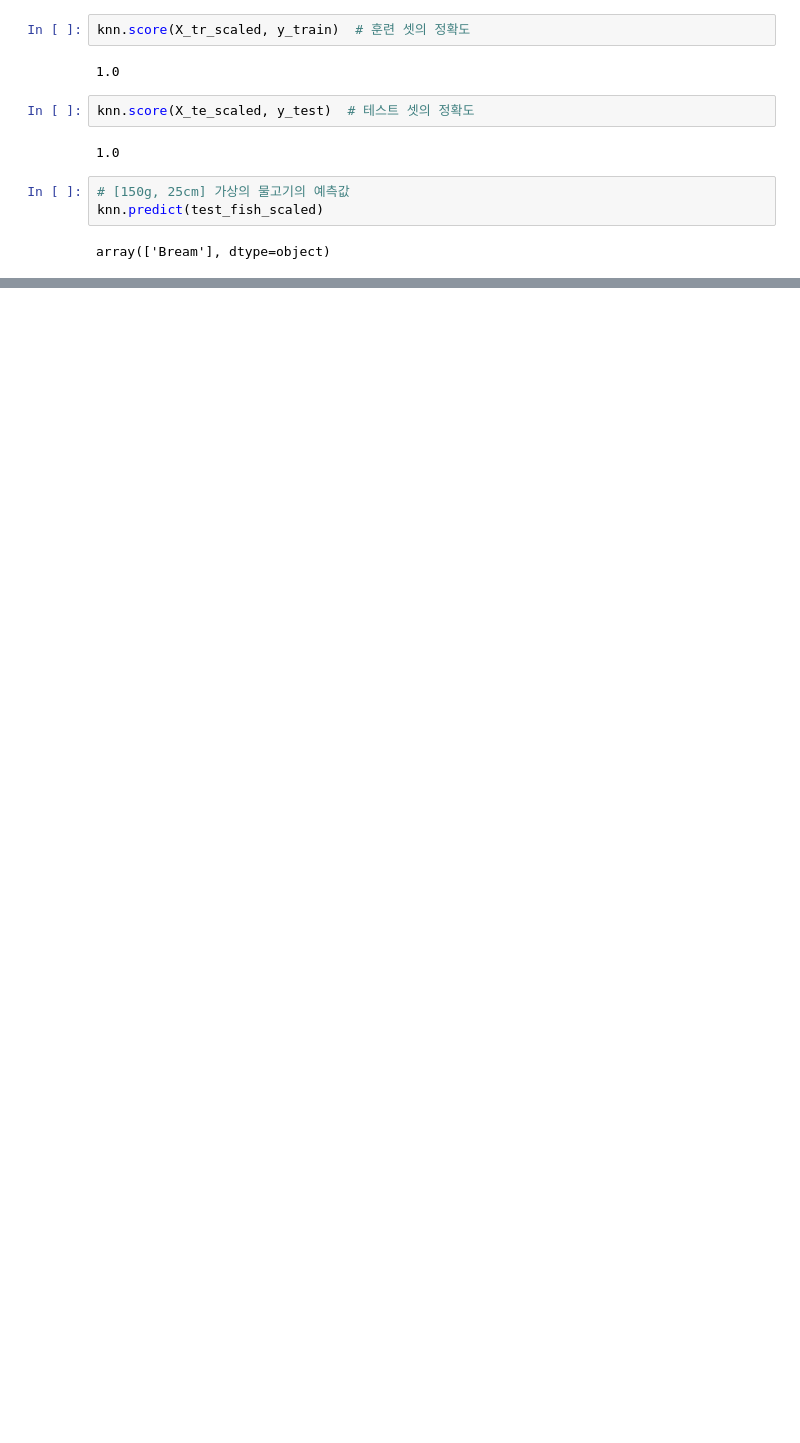
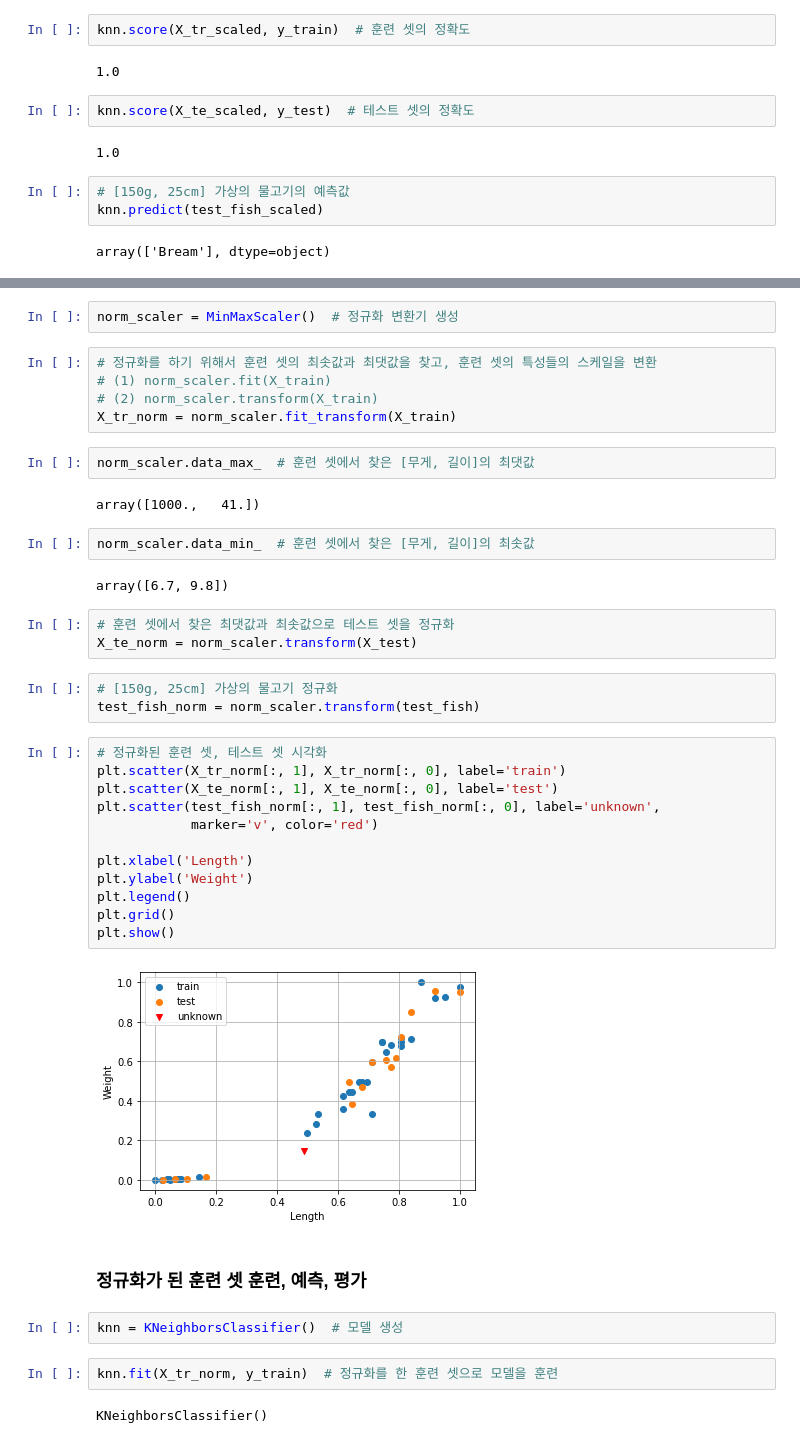
Before and after one commit to JakeOh/202110_itw_lab_python, a Jupyter notebook: ml03_train_test_scaling.ipynb, the cells around one changed output, grey strips where cells are left out. Drawn from its saved outputs; the diff is of its cells as text; blank space fills up the shorter version.

```diff
--- a/ml03_train_test_scaling.ipynb
+++ b/ml03_train_test_scaling.ipynb
@@ -624,0 +627,43 @@ array(['Bream'], dtype=object)
+# %%
+norm_scaler = MinMaxScaler()  # 정규화 변환기 생성
+# %%
+# 정규화를 하기 위해서 훈련 셋의 최솟값과 최댓값을 찾고, 훈련 셋의 특성들의 스케일을 변환
+# (1) norm_scaler.fit(X_train)
+# (2) norm_scaler.transform(X_train)
+X_tr_norm = norm_scaler.fit_transform(X_train)
+# %%
+norm_scaler.data_max_  # 훈련 셋에서 찾은 [무게, 길이]의 최댓값
+# %% [output]
+array([1000.,   41.])
+# %%
+norm_scaler.data_min_  # 훈련 셋에서 찾은 [무게, 길이]의 최솟값
+# %% [output]
+array([6.7, 9.8])
+# %%
+# 훈련 셋에서 찾은 최댓값과 최솟값으로 테스트 셋을 정규화
+X_te_norm = norm_scaler.transform(X_test)
+# %%
+# [150g, 25cm] 가상의 물고기 정규화
+test_fish_norm = norm_scaler.transform(test_fish)
+# %%
+# 정규화된 훈련 셋, 테스트 셋 시각화
+plt.scatter(X_tr_norm[:, 1], X_tr_norm[:, 0], label='train')
+plt.scatter(X_te_norm[:, 1], X_te_norm[:, 0], label='test')
+plt.scatter(test_fish_norm[:, 1], test_fish_norm[:, 0], label='unknown',
+            marker='v', color='red')
+
+plt.xlabel('Length')
+plt.ylabel('Weight')
+plt.legend()
+plt.grid()
+plt.show()
+# %% [output]
+[figure, added]
+# %% [markdown]
+### 정규화가 된 훈련 셋 훈련, 예측, 평가
+# %%
+knn = KNeighborsClassifier()  # 모델 생성
+# %%
+knn.fit(X_tr_norm, y_train)  # 정규화를 한 훈련 셋으로 모델을 훈련
+# %% [output]
+KNeighborsClassifier()
```
Also changed, not shown: parts of 5 cells of this notebook.
